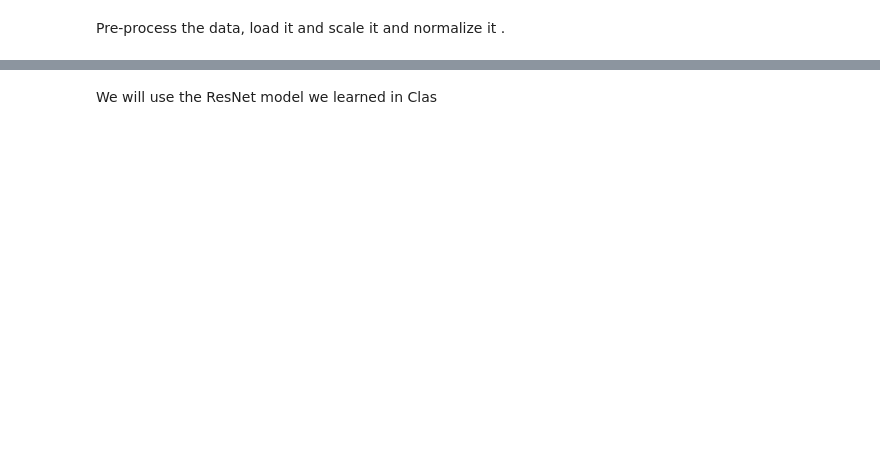
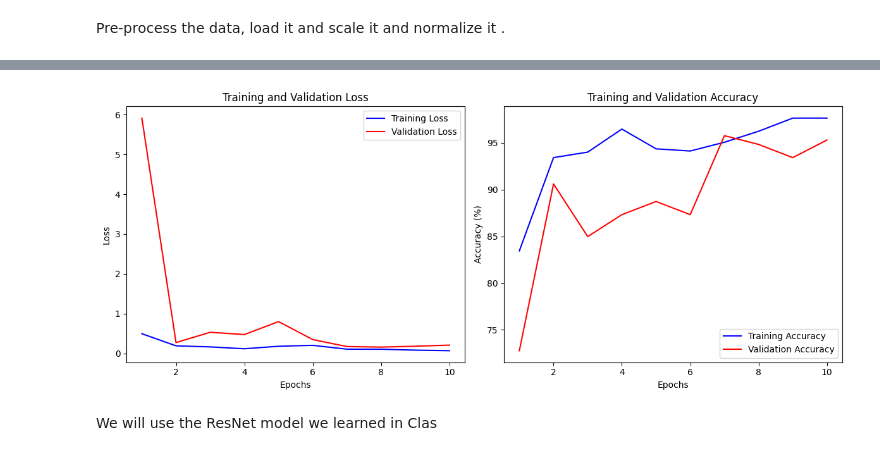
Before and after one commit to aseel1/Deep-learning, a Jupyter notebook: HW-2/HW2_322512690_21239353_F.ipynb, the cells around one changed output, grey strips where cells are left out. Cells and saved outputs as stored; diff of their text form; code cells hidden in the pictures; blank space fills up the shorter version.

Commit message:
Need to add T-SNE and make the Loss functions of Cross entropy handly... and some Explinations and were finished

```diff
--- a/HW-2/HW2_322512690_21239353_F.ipynb
+++ b/HW-2/HW2_322512690_21239353_F.ipynb
@@ -365,0 +417,92 @@ for i in range(4):  # Show 4 test images
+# %%
+import torch
+import torch.nn as nn
+import torch.optim as optim
+from torchvision import models
+
+model = models.resnet18(pretrained=True)
+
+#adapt the model to our needs output 4 classes (sun,cloud,....)
+num_features = model.fc.in_features  # Get the number of input features to the FC layer
+model.fc = nn.Linear(num_features, 4)  # Replace the FC layer with 4 outputs
+
+# Step 3: Define loss function and optimizer
+criterion = nn.CrossEntropyLoss()
+optimizer = optim.Adam(model.parameters(), lr=0.001)
+
+# Step 4: Fine-tune the model
+device = torch.device("cuda" if torch.cuda.is_available() else "cpu")
+model = model.to(device)
+
+# Training function
+def train_model(model, criterion, optimizer, train_loader, val_loader, num_epochs=10):
+    train_losses = []
+    val_losses = []
+    train_accuracies = []
+    val_accuracies = []
+
+    for epoch in range(num_epochs):
+        # Training phase
+        model.train()
+        running_loss = 0.0
+        correct = 0
+        total = 0
+
+        for inputs, labels in train_loader:
+            inputs, labels = inputs.to(device), labels.to(device)
+
+            optimizer.zero_grad()
+            outputs = model(inputs)
+            loss = criterion(outputs, labels)
+            loss.backward()
+            optimizer.step()
+
+            running_loss += loss.item()
+            _, predicted = torch.max(outputs, 1)
+            total += labels.size(0)
+            correct += (predicted == labels).sum().item()
+
+        train_accuracy = 100 * correct / total
+        train_loss = running_loss / len(train_loader)
+        train_losses.append(train_loss)
+        train_accuracies.append(train_accuracy)
+
+        # Validation phase
+        model.eval()
+        val_running_loss = 0.0
+        val_correct = 0
+        val_total = 0
+
+        with torch.no_grad():
+            for inputs, labels in val_loader:
+                inputs, labels = inputs.to(device), labels.to(device)
+                outputs = model(inputs)
+                loss = criterion(outputs, labels)
+
+                val_running_loss += loss.item()
+                _, predicted = torch.max(outputs, 1)
+                val_total += labels.size(0)
+                val_correct += (predicted == labels).sum().item()
+
+        val_accuracy = 100 * val_correct / val_total
+        val_loss = val_running_loss / len(val_loader)
+        val_losses.append(val_loss)
+        val_accuracies.append(val_accuracy)
+
+        print(f"Epoch {epoch+1}/{num_epochs}, "
+              f"Train Loss: {train_loss:.3f}, Train Accuracy: {train_accuracy:.2f}% | "
+              f"Val Loss: {val_loss:.3f}, Val Accuracy: {val_accuracy:.2f}%")
+
+    return model, train_losses, val_losses, train_accuracies, val_accuracies
+
+
+# Step 5: Train and Validate the Model
+# Assuming `train_loader` and `val_loader` are defined
+# Train the model and collect metrics
+trained_model, train_losses, val_losses, train_accuracies, val_accuracies = train_model(
+    model, criterion, optimizer, train_loader, val_loader, num_epochs=10
+)
+
+# Plot training history
+plot_training_history(train_losses, val_losses, train_accuracies, val_accuracies)
+# %% [output]
@@ -366,2 +519,3 @@ for i in range(4):  # Show 4 test images
+[figure, added]
 # %% [markdown]
 We will use the ResNet model we learned in Clas
```
Also changed, not shown: parts of 8 cells of this notebook.
